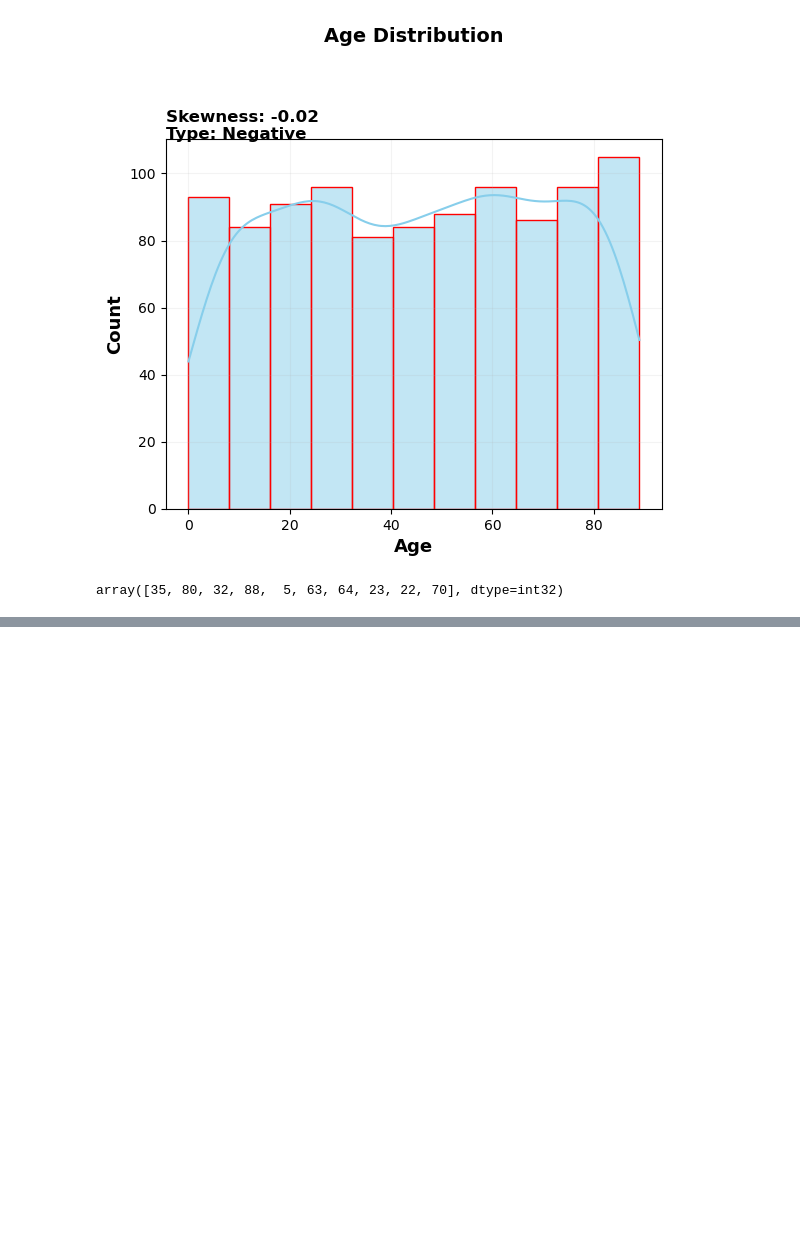
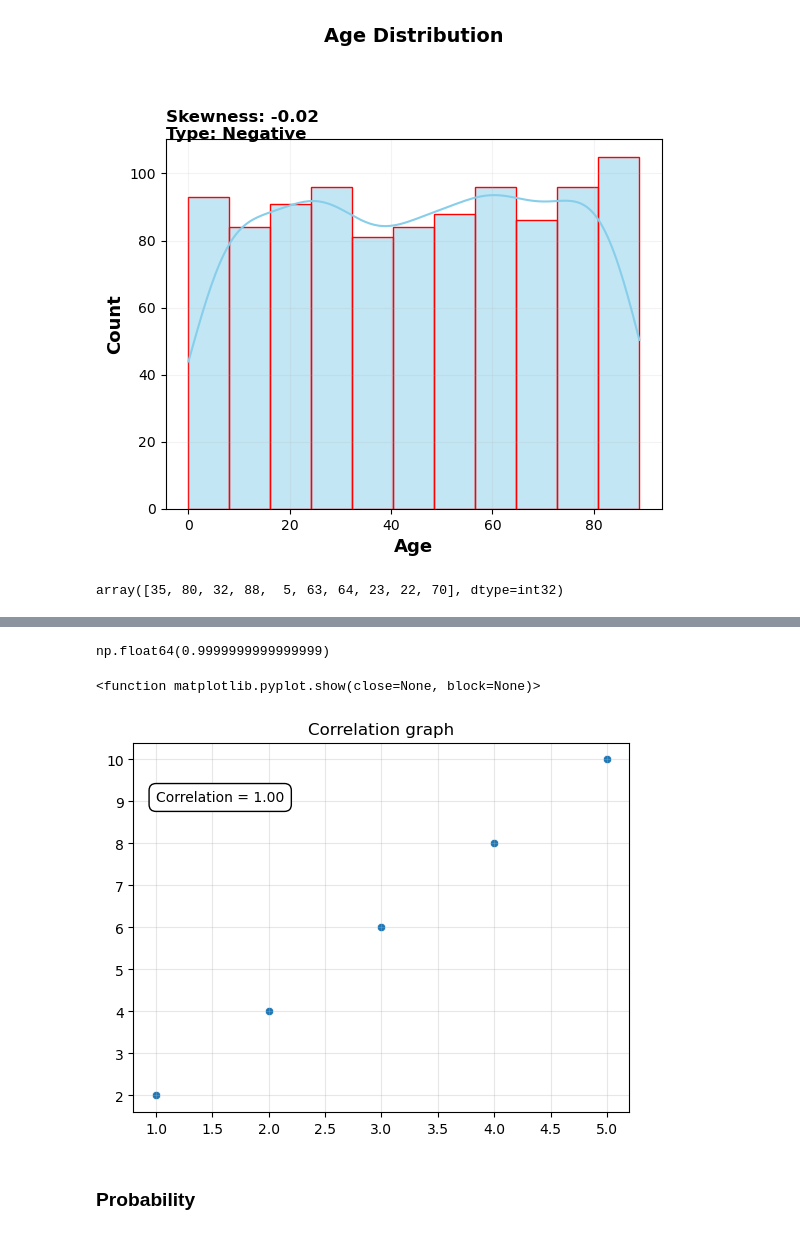
Before and after one commit to Ishan-Official/Hospital-Beds-Management-DataScience, a Jupyter notebook: dataScience_C1.ipynb, the cells around one changed output, grey strips where cells are left out. Drawn from its saved outputs; the diff is of its cells as text; code cells hidden in the pictures; blank space fills up the shorter version.

```diff
--- a/dataScience_C1.ipynb
+++ b/dataScience_C1.ipynb
@@ -1058,0 +1290,22 @@ array([35, 80, 32, 88,  5, 63, 64, 23, 22, 70], dtype=int32)
+# %%
+import numpy as np
+import matplotlib.pyplot as plt
+import pandas as pd
+import seaborn as sns
+x = np.array([1,2,3,4,5])
+y = np.array([2,4,6,8,10])
+cor = np.corrcoef(x,y)[0,1]
+cor
+# %% [output]
+np.float64(0.9999999999999999)
+# %%
+sns.scatterplot(x=x,y=y)
+plt.text(1,9,f"Correlation = {cor:.2f}",bbox=dict(facecolor="white",edgecolor="black",boxstyle="round,pad=0.5"))
+plt.title("Correlation graph")
+plt.grid(alpha=0.3)
+plt.show
+# %% [output]
+<function matplotlib.pyplot.show(close=None, block=None)>
+[figure, added]
+# %% [markdown]
+### Probability
```
Also changed, not shown: parts of 37 cells of this notebook.
